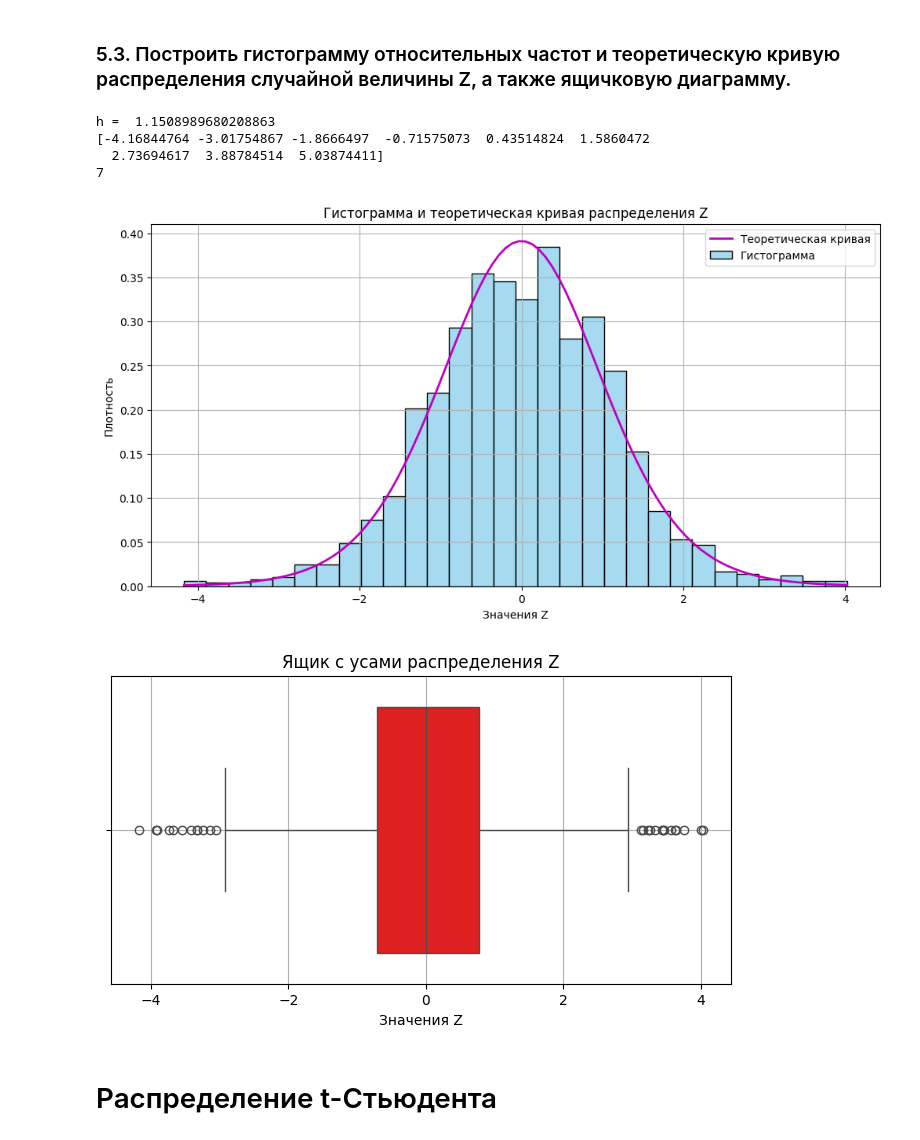
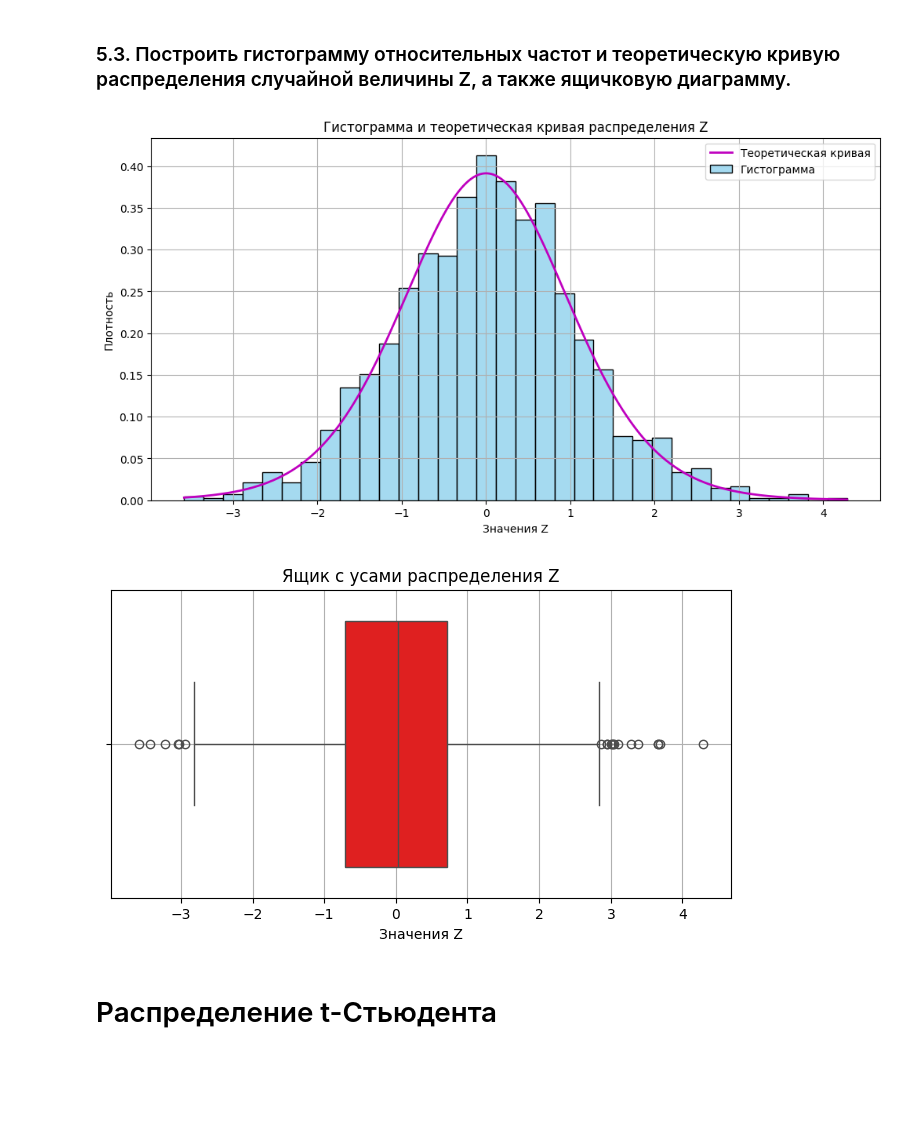
Before and after one commit to NozdryakovaMarina/sda, a Jupyter notebook: stat/lab_2.ipynb, the cells around one changed output. Cells and saved outputs as stored; diff of their text form; code cells hidden in the pictures; blank space fills up the shorter version.

```diff
--- a/stat/lab_2.ipynb
+++ b/stat/lab_2.ipynb
@@ -21,7 +22,7 @@ from scipy.stats import norm, skew, kurtosis
 # %%
 n = 14
 a = -0.5
-sigma = 2
+sigma = np.sqrt(4)
 gamma = 0.95
 # %%
 x = np.random.normal(a, sigma, size=n)
@@ -64,7 +63,8 @@ print(interval_for_MX_)
 # %%
-interval_estimate_2 = st.t.interval(confidence = gamma, df=len(x) - 1,
+a_estimate=np.mean(x)
+sigma_estimate=np.std(x, ddof=1)
+interval_estimate_2=st.t.interval(gamma, df=len(x)-1,
               loc=a_estimate,
-              scale=st.sem(x, ddof=1))
+              scale=sigma_estimate/np.sqrt(n))
 print(interval_estimate_2)
-print(st.sem(x, ddof=1), sigma_estimate / np.sqrt(n))
 # %% [output]
@@ -150,15 +229,20 @@ print(P_hat)
 # %%
+M=1800
+a = -0.5
+sigma = 2
+
+count = 0
 confidence_intervals = []
-hits =0
-for _ in range(M):
-    X= np.random.normal(a,sigma,size = n)
-    S=np.std(X,ddof=1)
-    lower_bound =X.mean()-S*t_gamma/n**0.5
-    upper_bound=X.mean()+S*t_gamma/n**0.5
-    confidence_intervals.append((lower_bound, upper_bound))
-    if lower_bound <= a <= upper_bound:
-            hits += 1
-gamma_star = hits / M
-print(f"Точечная оценка реальной надежности: gamma* = {gamma_star:.4f}")
+for i in range(M):
+    X = np.random.normal(a, sigma, size=n)
+    sigma_estimate=np.std(X,ddof=1)
+    interval_estimate_2=st.t.interval(confidence=gamma, df=len(X)-1,
+              loc=np.mean(X),
+              scale=sigma_estimate/np.sqrt(n))
+    confidence_intervals.append((interval_estimate_2[0], interval_estimate_2[1]))
+    if interval_estimate_2[0] <= a <= interval_estimate_2[1]:
+        count += 1
+gamma_star = count / M
+print(f"Точечная оценка надежности: gamma* = {gamma_star:.4f}")
 print(f"Доверительные интервалы для каждой из М выборок: {confidence_intervals}" )
 # %% [output]
@@ -220,44 +298,37 @@ print(f"Эксцесс: {kurtosis_z}")
 # %% [markdown]
 ### 5.3. Построить гистограмму относительных частот и теоретическую кривую распределения случайной величины Z, а также ящичковую диаграмму.
-# %%
-h = (sigma*sigma * 3.5) / (np.cbrt(M))
-print(f"h = ", h)
-
-min_data = np.min(z_values)
-max_data = np.max(z_values)
-bins = np.arange(min_data, max_data+h, h)
-k_bins = round(abs(min_data - max_data)/h)
-print(bins)
-print(k_bins)
-# %% [output]
-h =  1.1508989680208863
-[-4.16844764 -3.01754867 -1.8666497  -0.71575073  0.43514824  1.5860472
-  2.73694617  3.88784514  5.03874411]
-7
 # %%
 plt.figure(figsize=(12, 6))
-sns.histplot(z_values, bins=30, kde=False, stat='density', color='skyblue', label='Гистограмма')
+sns.histplot(z_values, bins='fd', kde=False, stat='density', color='skyblue', label='Гистограмма')
 
-# Теоретическая кривая распределения
-y = np.linspace(min_data, max_data, 100)
-p = t.pdf(y, 13)
+y = np.linspace(min(z_values), max(z_values), 1000000)
+p = st.t.pdf(y, n - 1)
+# p = norm.pdf(y, np.mean(z_values), np.std(z_values))
 plt.plot(y, p, 'm', linewidth=2, label='Теоретическая кривая')
 
 plt.title('Гистограмма и теоретическая кривая распределения Z')
 plt.xlabel('Значения Z')
 plt.ylabel('Плотность')
 plt.legend()
 plt.grid()
 # %% [output]
-[figure, old version]
+[figure, new version]
 # %%
 plt.figure(figsize=(8, 4))
 sns.boxplot(x=z_values, color="red")
 plt.title('Ящик с усами распределения Z')
 plt.xlabel('Значения Z')
 plt.grid()
+
+q1 = np.percentile(z_values, 25)
+q3 = np.percentile(z_values, 75)
+
+IQR = q3 - q1
+
+lower_bound = q1 - 1.5*IQR
+upper_bound = q3 + 1.5*IQR
 # %% [output]
-[figure, old version]
+[figure, new version]
 # %% [markdown]
 # Распределение t-Стьюдента
 # %% [markdown]
```
Also changed, not shown: parts of 27 cells of this notebook, 5 other files.
